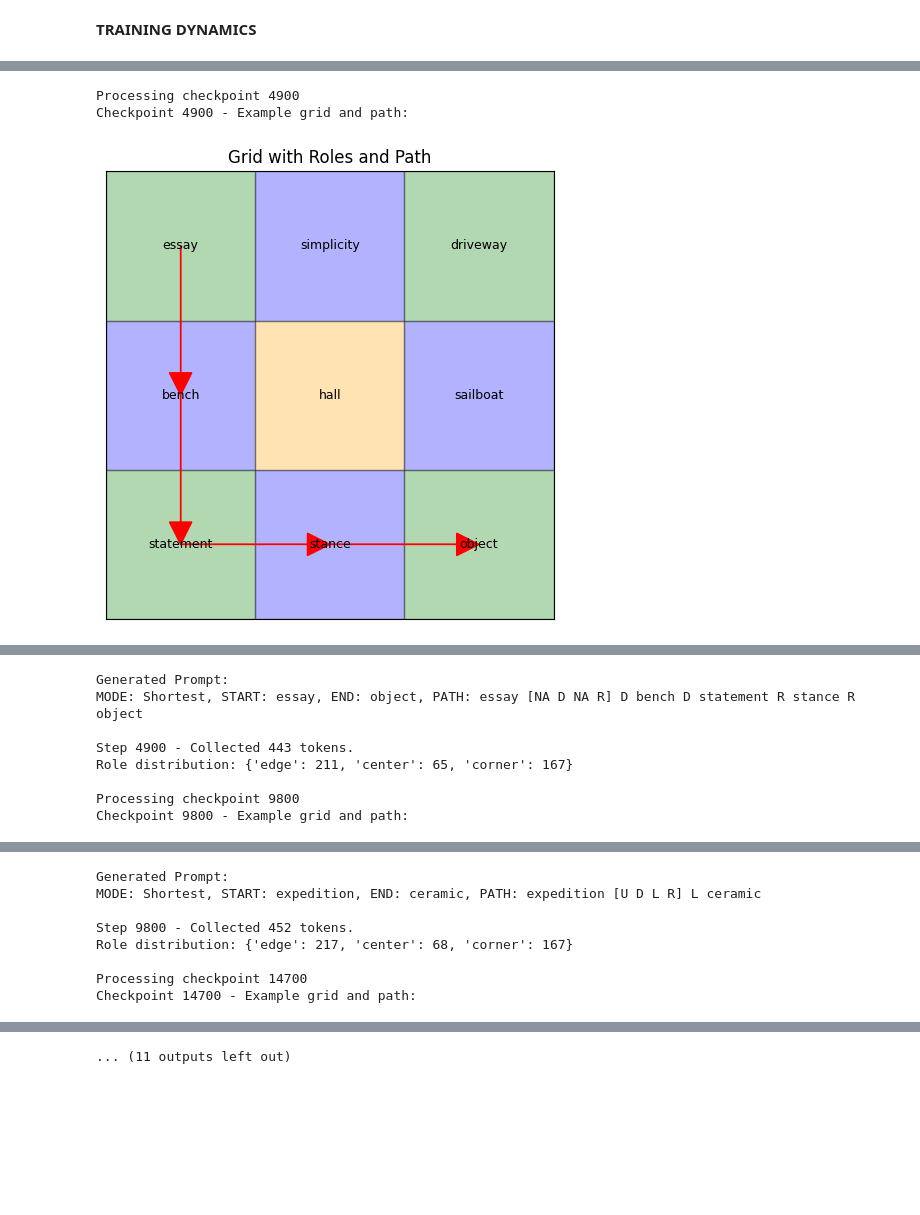
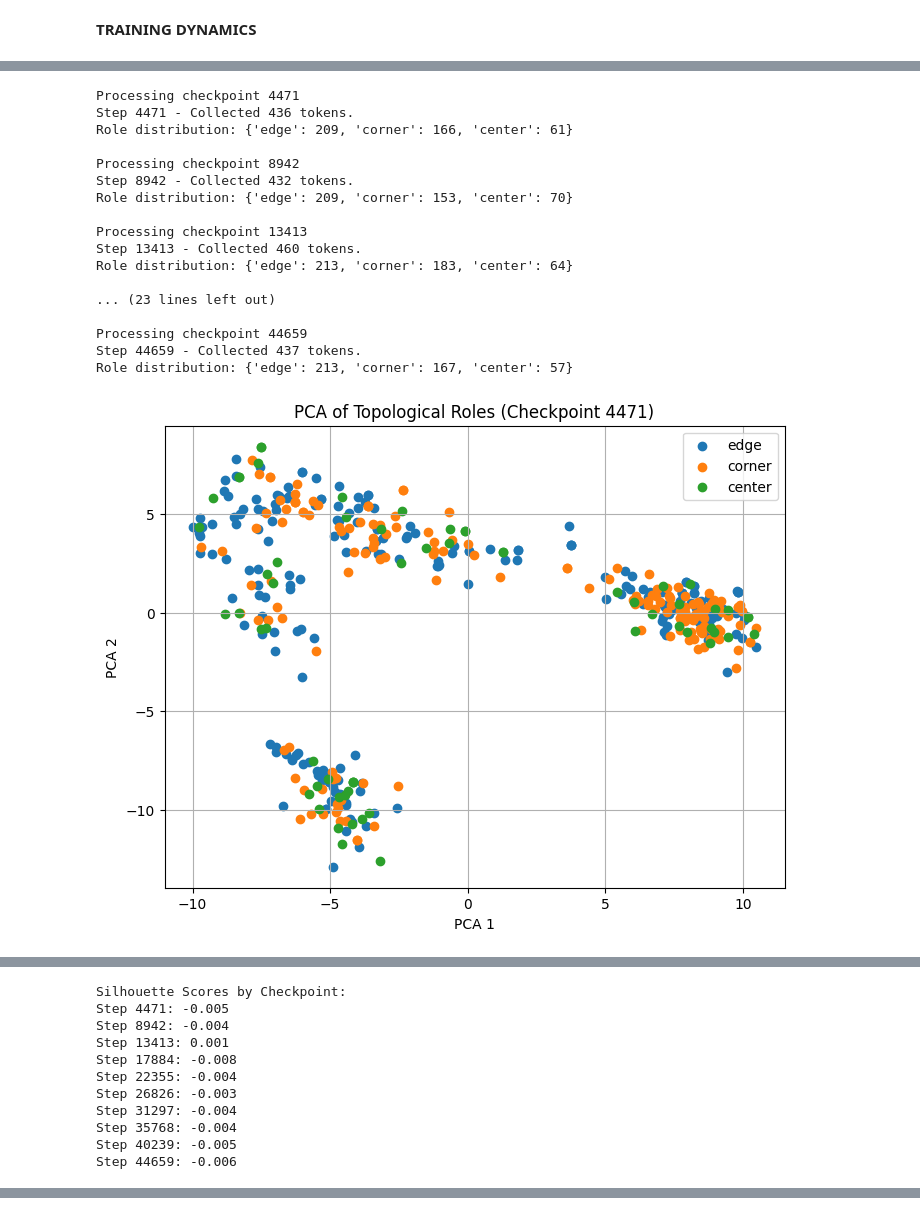
Before and after one commit to carobgt/Spatial-Navigation-in-LLMs, a Jupyter notebook: gpt2small_dual_mode_v14_4by4_training.ipynb, the cells around one changed output, grey strips where cells are left out. Cells and saved outputs as stored; diff of their text form; code cells hidden in the pictures; blank space fills up the shorter version.

Commit message:
Fixed experiments

```diff
--- a/gpt2small_dual_mode_v14_4by4_training.ipynb
+++ b/gpt2small_dual_mode_v14_4by4_training.ipynb
@@ -929,7 +908,10 @@ from sklearn.metrics.pairwise import cosine_similarity
 import random
 
 
-checkpoint_steps = [4900, 9800, 14700, 19600, 24500, 29400, 34300]
+checkpoint_steps = [
+    4471, 8942, 13413, 17884, 22355, 26826, 31297, 35768, 40239, 44659
+]
+
 model_base_path = "spatial_model/checkpoint-{}"
 device = "cuda" if torch.cuda.is_available() else "cpu"
 random.seed(42)
@@ -998,7 +980,7 @@ reps_over_training = np.array(reps_over_training)
 sim_training = compute_layerwise_similarity(reps_over_training)
 
 plot_heatmap(sim_training,
-             title="Representation Similarity Over Training Checkpoints",
+             title="Hidden State Drift Over Training (Cosine Similarity to Initial Checkpoint)",
              xlabel="Layer", ylabel="Checkpoint",
              xticks=list(range(sim_training.shape[1])),
              yticks=[f"Step {step}" for step in checkpoint_steps])
@@ -1023,7 +1005,7 @@ reps_over_context = np.array(reps_over_context)
 sim_context = compute_layerwise_similarity(reps_over_context)
 
 plot_heatmap(sim_context,
-             title="Representation Similarity Over Graph Context Size",
+             title="RSA Over Graph Context Size",
              xlabel="Layer", ylabel="# Random Walks",
              xticks=list(range(sim_context.shape[1])),
              yticks=[f"{n} walks" for n in num_walks_list])
@@ -1045,16 +1153,18 @@ import matplotlib.pyplot as plt
 from wonderwords import RandomWord
 import matplotlib.patches as patches
 
-# --- Config ---
 device = "cuda" if torch.cuda.is_available() else "cpu"
 grid_size = 3
 prompts_per_grid = 5
-checkpoints = [4900, 9800, 14700, 19600, 24500, 29400, 34300]
+checkpoints = [
+    4471, 8942, 13413, 17884, 22355, 26826, 31297, 35768, 40239, 44659
+]
+
 model_base_path = "spatial_model/checkpoint-{}"
 tokenizer = GPT2TokenizerFast.from_pretrained("gpt2")
 Random_Word = RandomWord()
 
-# --- Helper Functions ---
+
 def generate_nouns(size):
     nouns = set()
     while len(nouns) < size * size:
@@ -1184,7 +1294,7 @@ def extract_hidden_state(prompt, token, model):
         reps = torch.stack([layer[0, token_index] for layer in hidden_states[1:]])
         return reps.mean(dim=0).cpu().numpy()
 
-# --- Main Experiment ---
+# main loop to process checkpoints
 silhouette_scores = {}
 pca_embeddings = {}
 
@@ -1208,10 +1318,10 @@ for step in checkpoints:
 
             prompt, token_coords = generate_prompt(grid, path)
 
-            if not plotted:
-                print(f"Checkpoint {step} - Example grid and path:")
-                visualize_grid_with_roles(grid, path, prompt)
-                plotted = True
+            # if not plotted:
+            #     print(f"Checkpoint {step} - Example grid and path:")
+            #     visualize_grid_with_roles(grid, path, prompt)
+            #     plotted = True
 
             for token, coord in token_coords.items():
                 role = get_topological_role(coord, grid_size)
@@ -1223,35 +1333,50 @@ for step in checkpoints:
     print(f"Step {step} - Collected {len(roles)} tokens.")
     print(f"Role distribution: {dict((r, roles.count(r)) for r in set(roles))}")
 
     if len(set(roles)) >= 2:
         X = np.array(reps)
         y = np.array([["corner", "edge", "center"].index(r) for r in roles])
         pca = PCA(n_components=2)
         X_reduced = pca.fit_transform(X)
         pca_embeddings[step] = (X_reduced, roles)
         silhouette_scores[step] = silhouette_score(X, y)
 
     del model
     torch.cuda.empty_cache()
 
-# --- Plot PCA ---
+# plot pca
 for step, (X_reduced, labels) in pca_embeddings.items():
     plt.figure(figsize=(8, 6))
     for role in set(labels):
         idxs = [i for i, r in enumerate(labels) if r == role]
         plt.scatter(X_reduced[idxs, 0], X_reduced[idxs, 1], label=role)
     plt.title(f"PCA of Topological Roles (Checkpoint {step})")
     plt.xlabel("PCA 1")
     plt.ylabel("PCA 2")
     plt.legend()
     plt.grid(True)
     plt.show()
 
-# --- Print Scores ---
+# silhouette scores
 print("\nSilhouette Scores by Checkpoint:")
 for step, score in silhouette_scores.items():
     print(f"Step {step}: {score:.3f}")
 # %% [output]
-Processing checkpoint 4900
-Checkpoint 4900 - Example grid and path:
+Processing checkpoint 4471
+Step 4471 - Collected 436 tokens.
+Role distribution: {'edge': 209, 'corner': 166, 'center': 61}
+
+Processing checkpoint 8942
+Step 8942 - Collected 432 tokens.
+Role distribution: {'edge': 209, 'corner': 153, 'center': 70}
+
+Processing checkpoint 13413
+Step 13413 - Collected 460 tokens.
+Role distribution: {'edge': 213, 'corner': 183, 'center': 64}
+
+... (23 lines left out)
+
+Processing checkpoint 44659
+Step 44659 - Collected 437 tokens.
+Role distribution: {'edge': 213, 'corner': 167, 'center': 57}
-[figure, old version]
+[figure, new version]
@@ -1258,8 +1392,11 @@ Checkpoint 4900 - Example grid and path:
-Generated Prompt:
-MODE: Shortest, START: essay, END: object, PATH: essay [NA D NA R] D bench D statement R stance R object
-
-Step 4900 - Collected 443 tokens.
-Role distribution: {'edge': 211, 'center': 65, 'corner': 167}
-
-Processing checkpoint 9800
-Checkpoint 9800 - Example grid and path:
+Silhouette Scores by Checkpoint:
+Step 4471: -0.005
+Step 8942: -0.004
+Step 13413: 0.001
+Step 17884: -0.008
+Step 22355: -0.004
+Step 26826: -0.003
+Step 31297: -0.004
+Step 35768: -0.004
+Step 40239: -0.005
+Step 44659: -0.006
@@ -1267,8 +1402,0 @@ Checkpoint 9800 - Example grid and path:
-Generated Prompt:
-MODE: Shortest, START: expedition, END: ceramic, PATH: expedition [U D L R] L ceramic
-
-Step 9800 - Collected 452 tokens.
-Role distribution: {'edge': 217, 'center': 68, 'corner': 167}
-
-Processing checkpoint 14700
-Checkpoint 14700 - Example grid and path:
@@ -1303,4 +1403,3 @@ Checkpoint 29400 - Example grid and path:
-... (11 outputs left out)
 # %%
 # Context size experiment
 ## generate one grid, simulate paths along that grid, concatenate an increasing no of paths into one prompt
```
Also changed, not shown: parts of 11 cells of this notebook.
